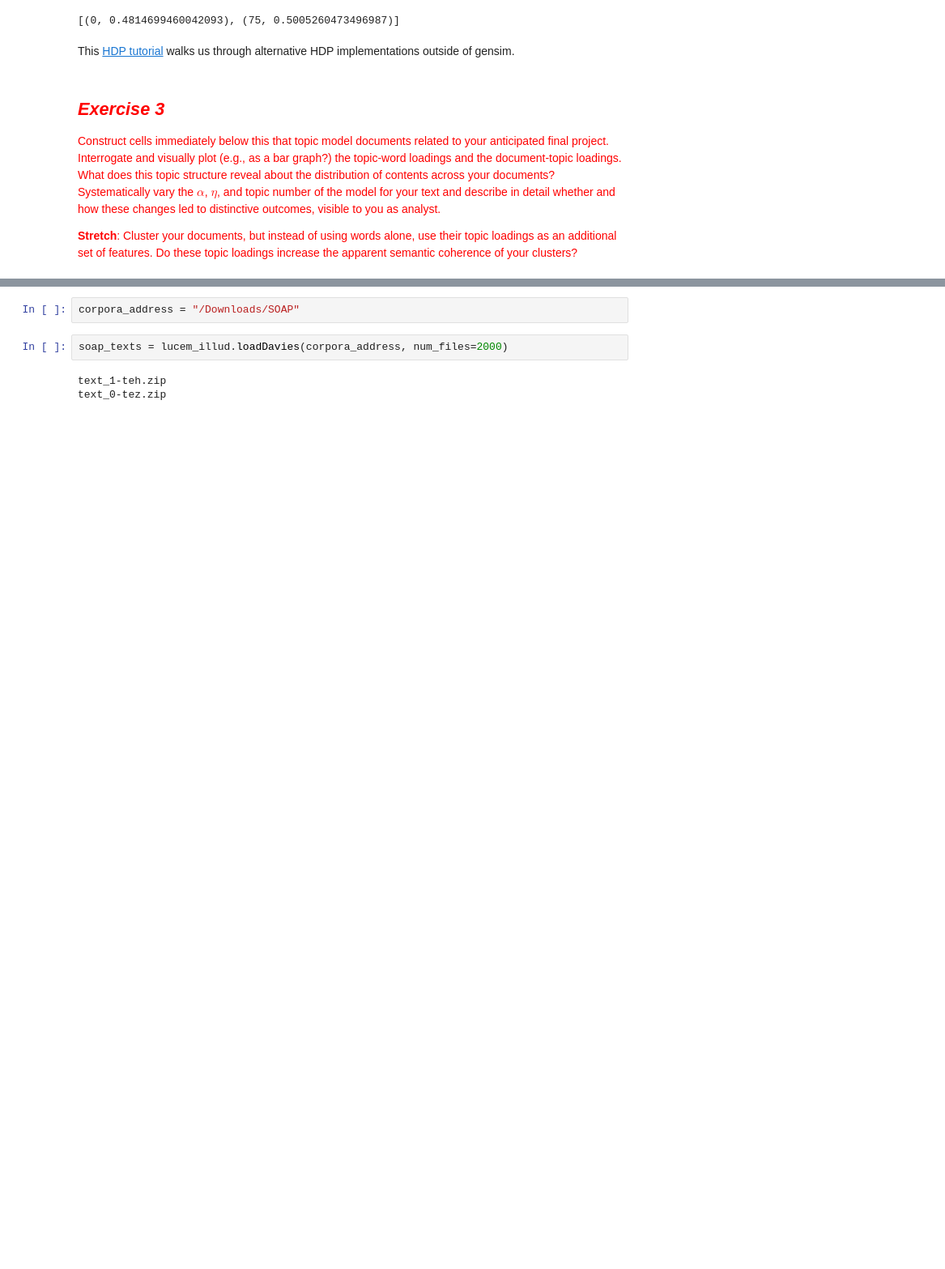
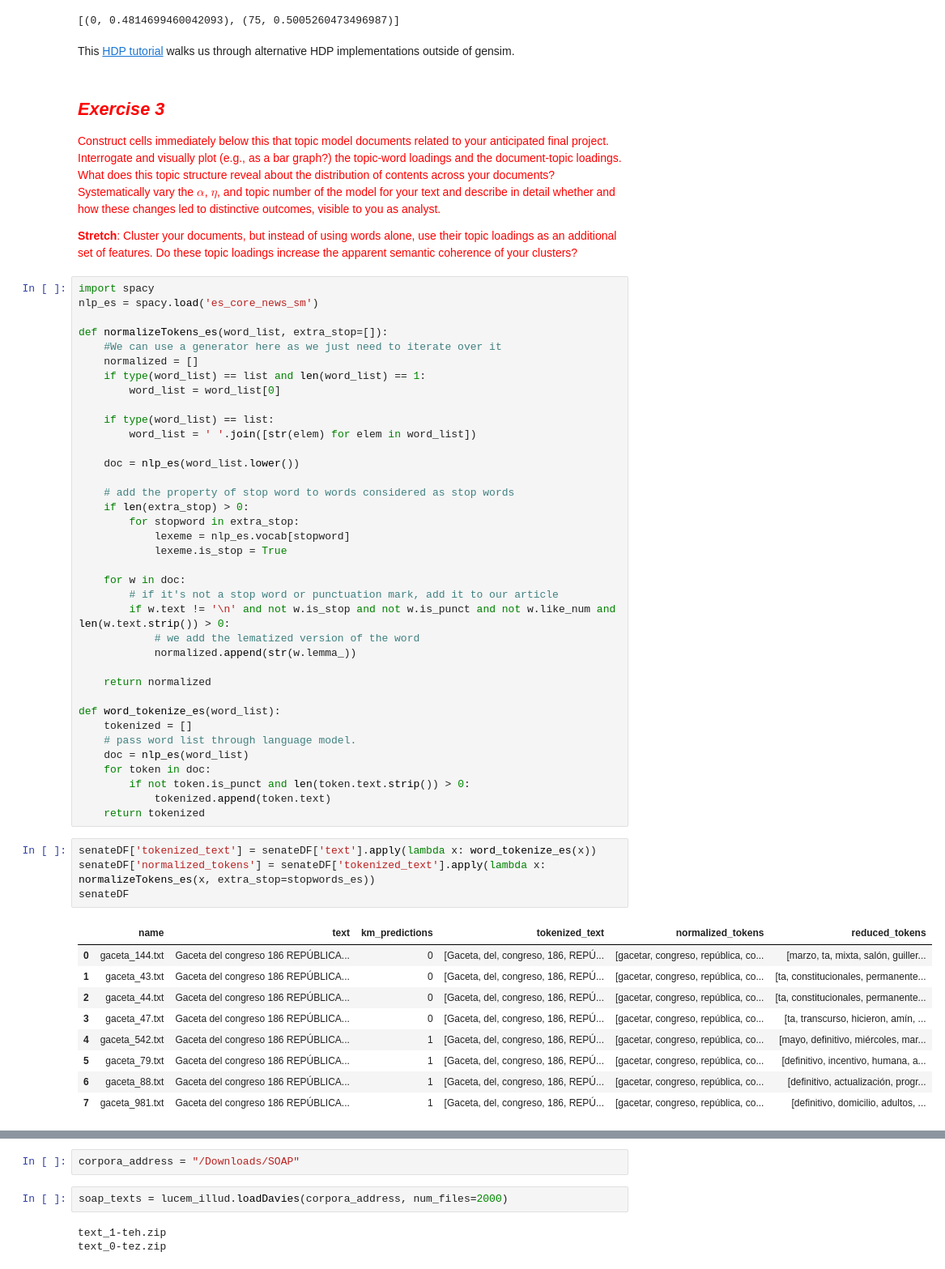
Before and after one commit to alejandrosarria0296/CCA-Homeworks, a Jupyter notebook: 3_Topic_Modeling_and_Clustering.ipynb, the cells around one changed output, grey strips where cells are left out. Shown at 81% size. Cells and saved outputs as stored; diff of their text form; blank space fills up the shorter version.

```diff
--- a/3_Topic_Modeling_and_Clustering.ipynb
+++ b/3_Topic_Modeling_and_Clustering.ipynb
@@ -1315,3 +1315,54 @@ This [HDP tutorial](https://towardsdatascience.com/dont-be-afraid-of-nonparametr
 <font color="red">Construct cells immediately below this that topic model documents related to your anticipated final project. Interrogate and visually plot (e.g., as a bar graph?) the topic-word loadings and the document-topic loadings. What does this topic structure reveal about the distribution of contents across your documents? Systematically vary the $\alpha$, $\eta$, and topic number of the model for your text and describe in detail whether and how these changes led to distinctive outcomes, visible to you as analyst.
 
 <font color="red">**Stretch**: Cluster your documents, but instead of using words alone, use their topic loadings as an additional set of features. Do these topic loadings increase the apparent semantic coherence of your clusters?</font>
+# %%
+import spacy
+nlp_es = spacy.load('es_core_news_sm')
+
+def normalizeTokens_es(word_list, extra_stop=[]):
+    #We can use a generator here as we just need to iterate over it
+    normalized = []
+    if type(word_list) == list and len(word_list) == 1:
+        word_list = word_list[0]
+
+    if type(word_list) == list:
+        word_list = ' '.join([str(elem) for elem in word_list])
+
+    doc = nlp_es(word_list.lower())
+
+    # add the property of stop word to words considered as stop words
+    if len(extra_stop) > 0:
+        for stopword in extra_stop:
+            lexeme = nlp_es.vocab[stopword]
+            lexeme.is_stop = True
+
+    for w in doc:
+        # if it's not a stop word or punctuation mark, add it to our article
+        if w.text != '\n' and not w.is_stop and not w.is_punct and not w.like_num and len(w.text.strip()) > 0:
+            # we add the lematized version of the word
+            normalized.append(str(w.lemma_))
+
+    return normalized
+
+def word_tokenize_es(word_list):
+    tokenized = []
+    # pass word list through language model.
+    doc = nlp_es(word_list)
+    for token in doc:
+        if not token.is_punct and len(token.text.strip()) > 0:
+            tokenized.append(token.text)
+    return tokenized
+# %%
+senateDF['tokenized_text'] = senateDF['text'].apply(lambda x: word_tokenize_es(x))
+senateDF['normalized_tokens'] = senateDF['tokenized_text'].apply(lambda x: normalizeTokens_es(x, extra_stop=stopwords_es))
+senateDF
+# %% [output]
+|  | name | text | km_predictions | tokenized_text | normalized_tokens | reduced_tokens |
+| 0 | gaceta_144.txt | Gaceta del congreso 186 REPÚBLICA... | 0 | [Gaceta, del, congreso, 186, REPÚ... | [gacetar, congreso, república, co... | [marzo, ta, mixta, salón, guiller... |
+| 1 | gaceta_43.txt | Gaceta del congreso 186 REPÚBLICA... | 0 | [Gaceta, del, congreso, 186, REPÚ... | [gacetar, congreso, república, co... | [ta, constitucionales, permanente... |
+| 2 | gaceta_44.txt | Gaceta del congreso 186 REPÚBLICA... | 0 | [Gaceta, del, congreso, 186, REPÚ... | [gacetar, congreso, república, co... | [ta, constitucionales, permanente... |
+| 3 | gaceta_47.txt | Gaceta del congreso 186 REPÚBLICA... | 0 | [Gaceta, del, congreso, 186, REPÚ... | [gacetar, congreso, república, co... | [ta, transcurso, hicieron, amín, ... |
+| 4 | gaceta_542.txt | Gaceta del congreso 186 REPÚBLICA... | 1 | [Gaceta, del, congreso, 186, REPÚ... | [gacetar, congreso, república, co... | [mayo, definitivo, miércoles, mar... |
+| 5 | gaceta_79.txt | Gaceta del congreso 186 REPÚBLICA... | 1 | [Gaceta, del, congreso, 186, REPÚ... | [gacetar, congreso, república, co... | [definitivo, incentivo, humana, a... |
+| 6 | gaceta_88.txt | Gaceta del congreso 186 REPÚBLICA... | 1 | [Gaceta, del, congreso, 186, REPÚ... | [gacetar, congreso, república, co... | [definitivo, actualización, progr... |
+| 7 | gaceta_981.txt | Gaceta del congreso 186 REPÚBLICA... | 1 | [Gaceta, del, congreso, 186, REPÚ... | [gacetar, congreso, república, co... | [definitivo, domicilio, adultos, ... |
```
Also changed, not shown: parts of 11 cells of this notebook.
